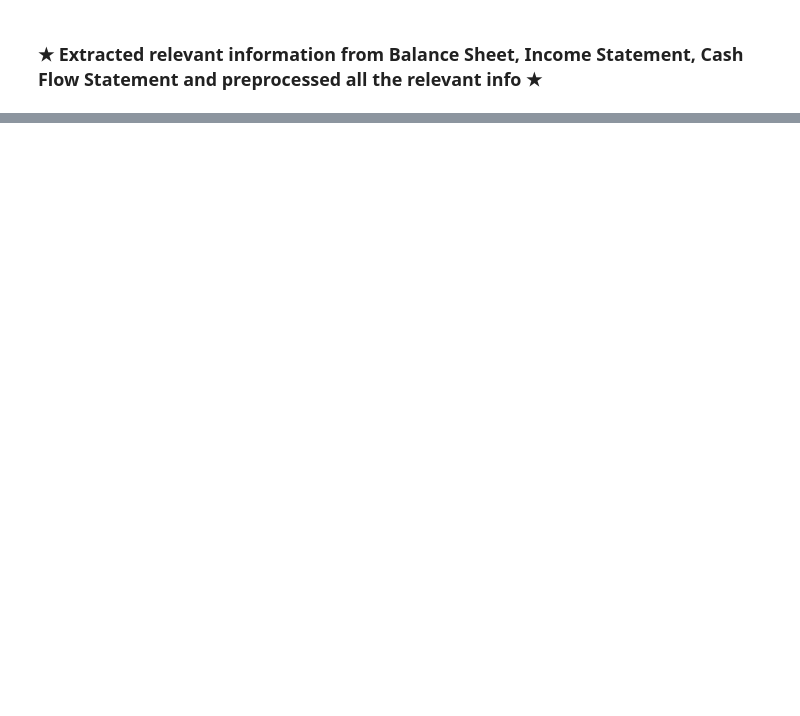
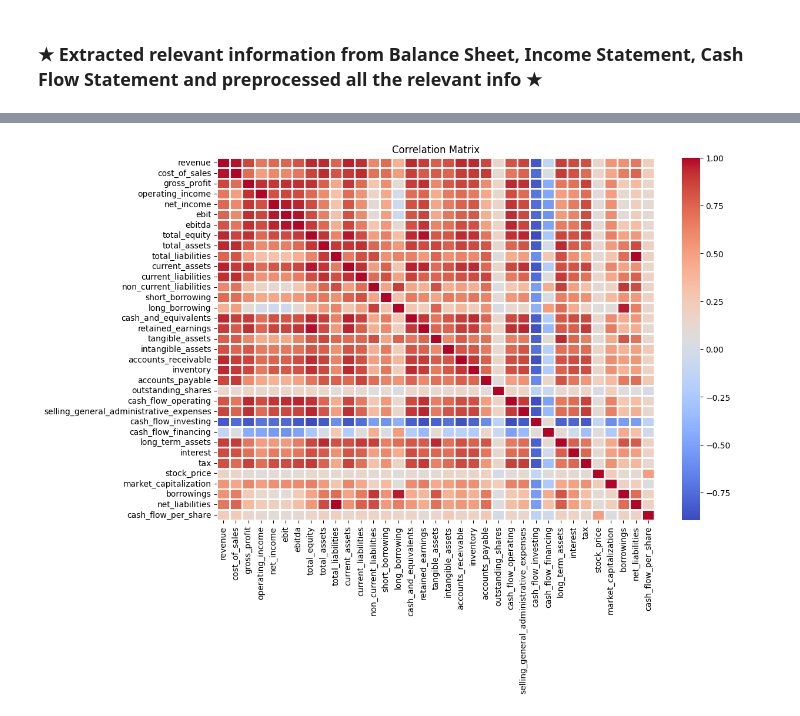
Before and after one commit to Biz-Insight/Biz-Insight, a Jupyter notebook: src/feature/preprocess.ipynb, the cells around one changed output, grey strips where cells are left out. Saved outputs shown, nothing was run; the diff lists cells and outputs as text; code cells hidden in the pictures; blank space fills up the shorter version.

```diff
--- a/src/feature/preprocess.ipynb
+++ b/src/feature/preprocess.ipynb
@@ -1623,0 +1675,25 @@ cnx.close()
+# %%
+feature_combined.loc[feature_combined["corp"] == "STX", "cost_of_sales"] = feature_combined.loc[
+    feature_combined["corp"] == "STX", "cost_of_sales"
+].abs()
+
+feature_combined.loc[
+    feature_combined["corp"] == "STX", "selling_general_administrative_expenses"
+] = feature_combined.loc[
+    feature_combined["corp"] == "STX", "selling_general_administrative_expenses"
+].abs()
+feature_combined.loc[
+    feature_combined["corp"] == "웅진씽크빅", "selling_general_administrative_expenses"
+] = feature_combined.loc[
+    feature_combined["corp"] == "웅진씽크빅", "selling_general_administrative_expenses"
+].abs()
+feature_combined.loc[
+    feature_combined["corp"] == "율촌화학", "selling_general_administrative_expenses"
+] = feature_combined.loc[
+    feature_combined["corp"] == "율촌화학", "selling_general_administrative_expenses"
+].abs()
+feature_combined.loc[
+    feature_combined["corp"] == "한화오션", "selling_general_administrative_expenses"
+] = feature_combined.loc[
+    feature_combined["corp"] == "한화오션", "selling_general_administrative_expenses"
+].abs()
@@ -1623,0 +1732,9 @@ cnx.close()
+# %%
+correlation_matrix = feature_combined.corr()
+
+plt.figure(figsize=(12, 8))
+sns.heatmap(correlation_matrix, annot=False, cmap="coolwarm", fmt=".2f", linewidths=2)
+plt.title("Correlation Matrix")
+plt.show()
+# %% [output]
+[figure, added]
```
Also changed, not shown: parts of 17 cells of this notebook, 1 other file.
